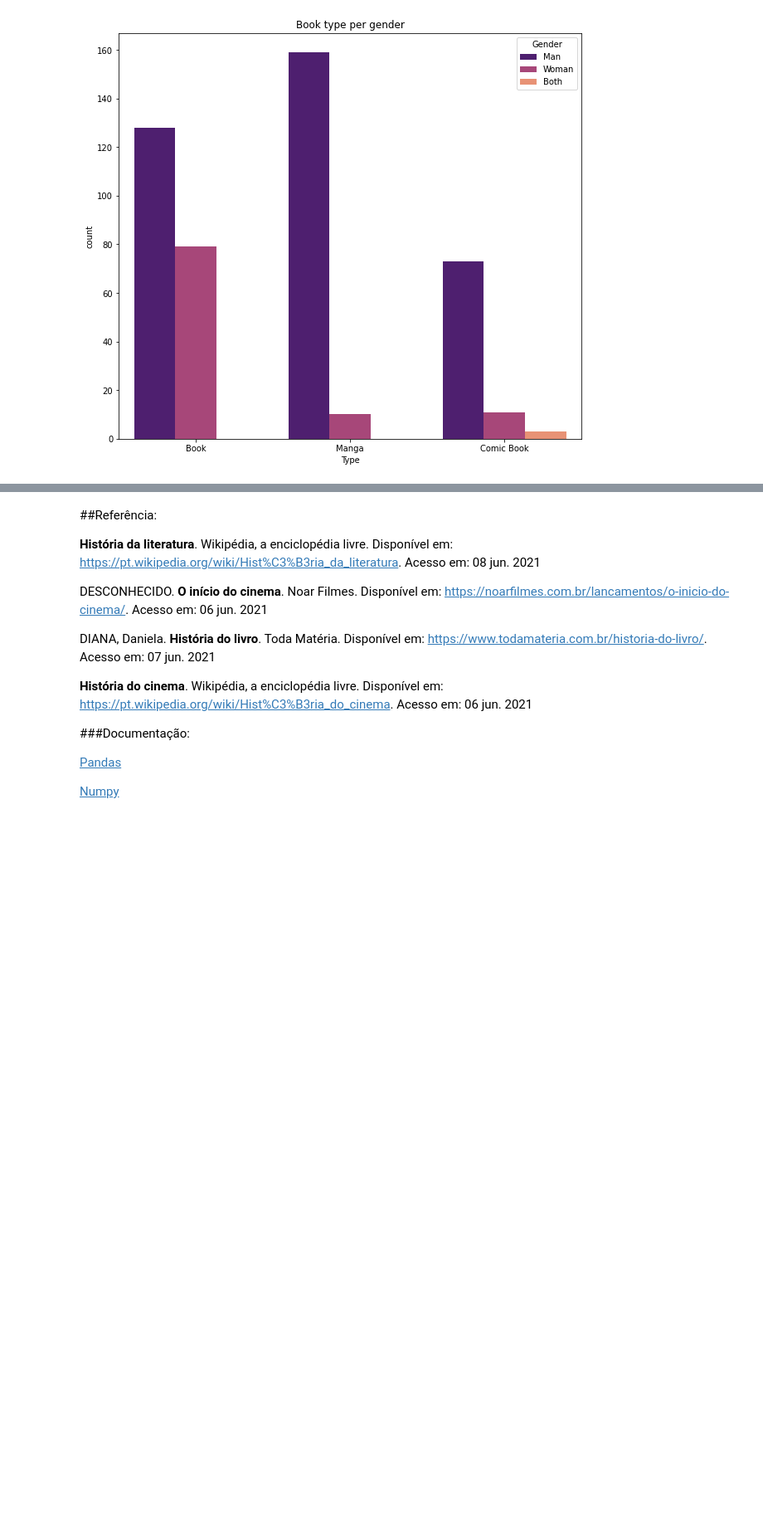
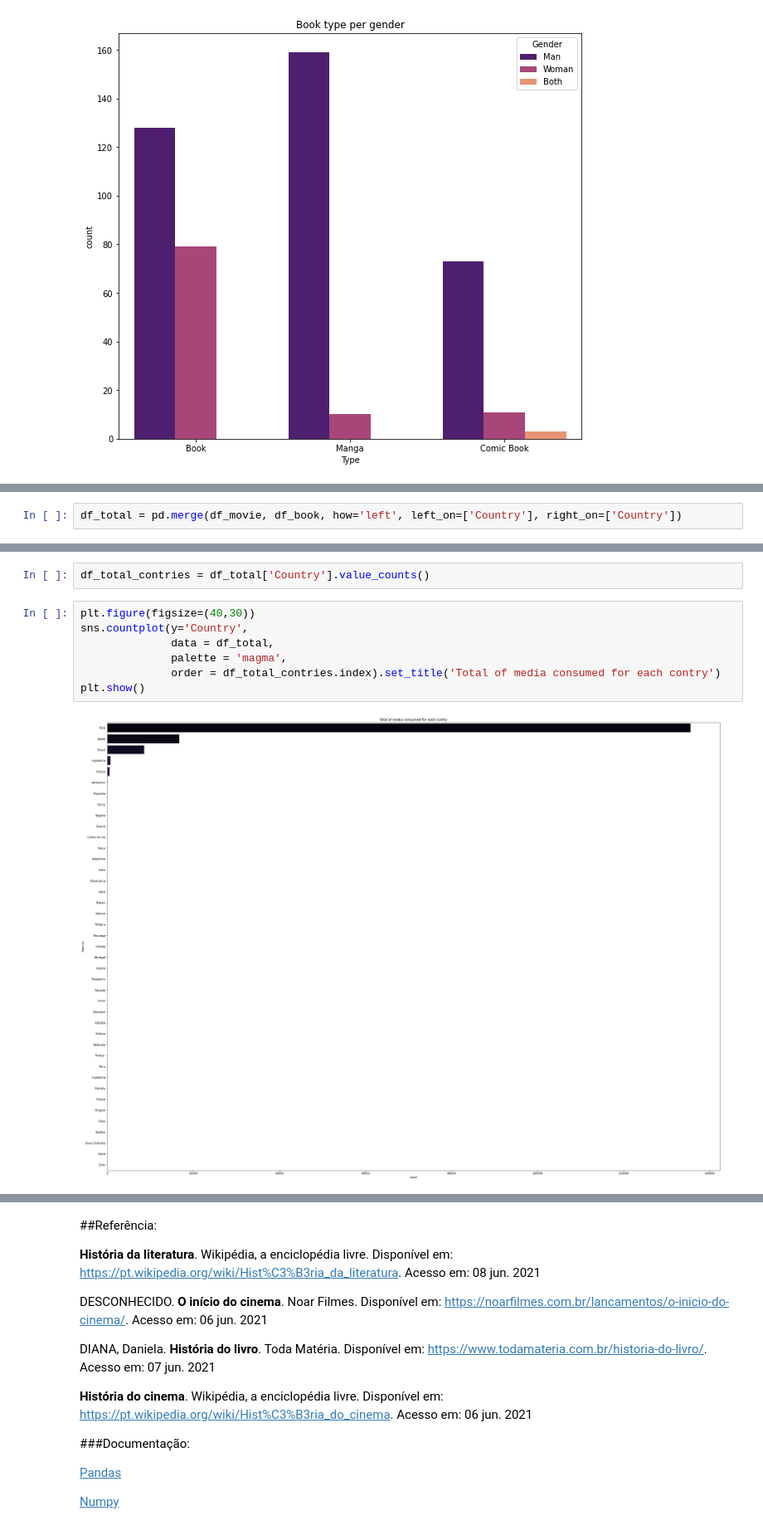
Before and after one commit to fernandarrios/desafio, a Jupyter notebook: Filme_e_Literatura.ipynb, the cells around one changed output, grey strips where cells are left out. Shown at 83% size. Cells and saved outputs as stored; diff of their text form; blank space fills up the shorter version.

```diff
--- a/Filme_e_Literatura.ipynb
+++ b/Filme_e_Literatura.ipynb
@@ -338,0 +368,2 @@ plt.show()
+# %%
+df_total = pd.merge(df_movie, df_book, how='left', left_on=['Country'], right_on=['Country'])
@@ -338,0 +379,11 @@ plt.show()
+# %%
+df_total_contries = df_total['Country'].value_counts()
+# %%
+plt.figure(figsize=(40,30))
+sns.countplot(y='Country',
+              data = df_total,
+              palette = 'magma',
+              order = df_total_contries.index).set_title('Total of media consumed for each contry')
+plt.show()
+# %% [output]
+[figure, added]
```
Also changed, not shown: parts of 13 cells of this notebook.
